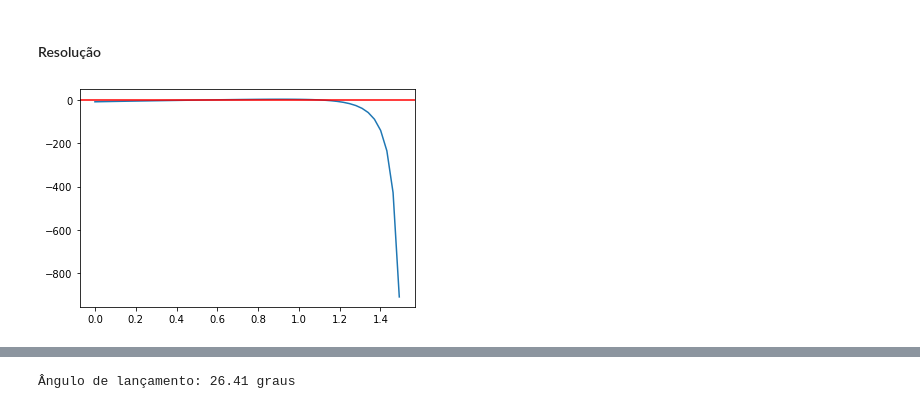
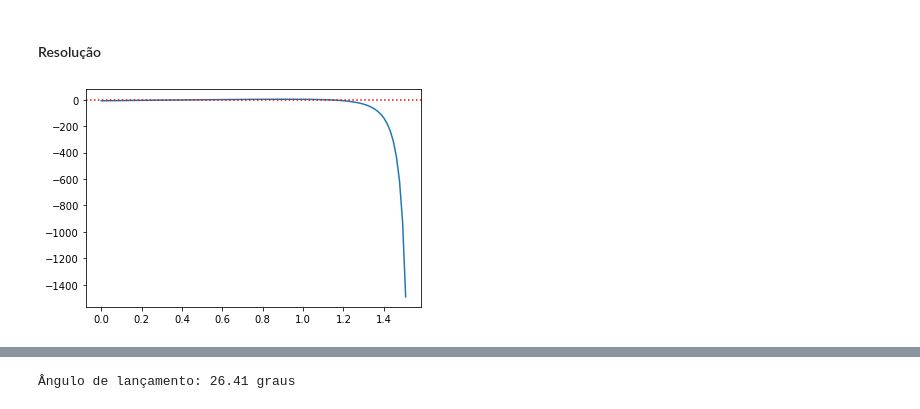
Before and after one commit to gcpeixoto/LVMN, a Jupyter notebook: _build/jupyter_execute/code-sessions/codeSession-1-bisect.ipynb, the cells around one changed output, grey strips where cells are left out. Drawn from its saved outputs; the diff is of its cells as text; code cells hidden in the pictures.

```diff
--- a/_build/jupyter_execute/code-sessions/codeSession-1-bisect.ipynb
+++ b/_build/jupyter_execute/code-sessions/codeSession-1-bisect.ipynb
@@ -82,7 +79,6 @@ plt.axhline(y=0,color='r');
 # %%
-# resolução com bisect
+# Resolução
 
-x = bisect(f,4,5) # raiz
-
-print('Raiz: x = %f' % x)
+x = bisect(f,-5,-4) # raiz de menor módulo
+print(f'Raiz: x = {x:.6f}') # impressão de valor
 # %% [output]
@@ -97,8 +93,3 @@ Uma raiz da equação $\tan(x) - \tanh(x) = 0$ encontra-se em $(7.0,7.4)$. Deter
 # função
 def f(x):
     return np.tan(x) - np.tanh(x)
-# %%
-# analise gráfica
-x = np.linspace(7,7.4)
-plt.plot(x,f(x));
-plt.axhline(y=0,color='r');
@@ -106,0 +98,15 @@ plt.axhline(y=0,color='r');
+# %%
+def aux_plot(a,b,fun):
+    """Função auxiliar de plotagem
+
+    Parâmetros:
+        a: limite inferior de plotagem (float)
+        b: limite superior de plotagem (float)
+        fun: função a ser plotada (function)
+
+    Retorno:
+        None
+    """
+    x = np.linspace(a,b,100)
+    plt.plot(x,f(x))
+    plt.axhline(y=0,color='r',linestyle=':');
@@ -197,9 +204,7 @@ g = 9.8
 # função f(theta) = 0
 f = lambda theta: x*np.tan(theta) - 0.5*(x**2*g/v0**2)*(1/(np.cos(theta)**2)) + h - y
 # %%
-# análise gráfica
-th = np.linspace(0,0.95*np.pi/2,50)
-plt.plot(th,f(th));
-plt.axhline(y=0,color='r');
+# Análise gráfica
+aux_plot(0,0.96*np.pi/2,f)
 # %% [output]
-[figure, old version]
+[figure, new version]
```
Also changed, not shown: parts of 39 cells of this notebook, 46 other files.
